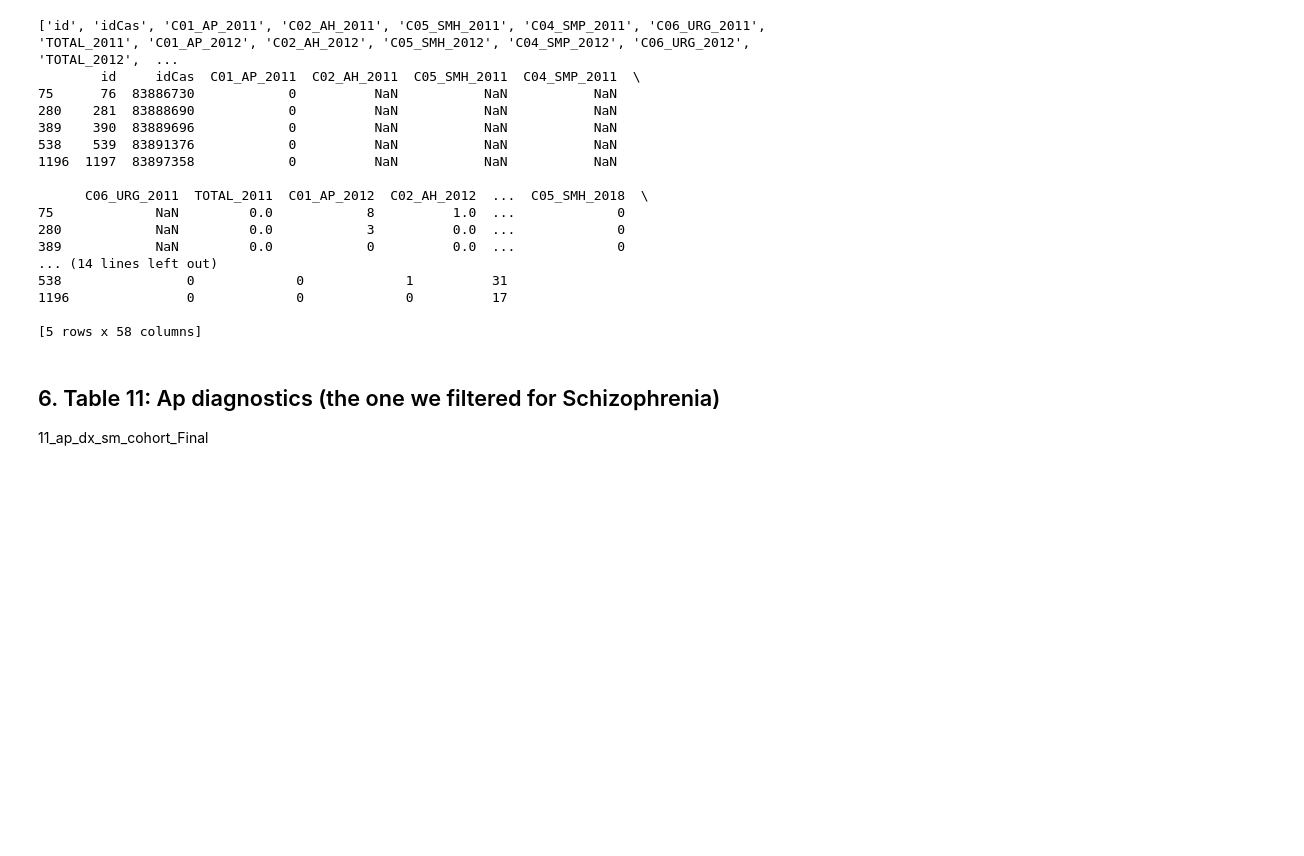
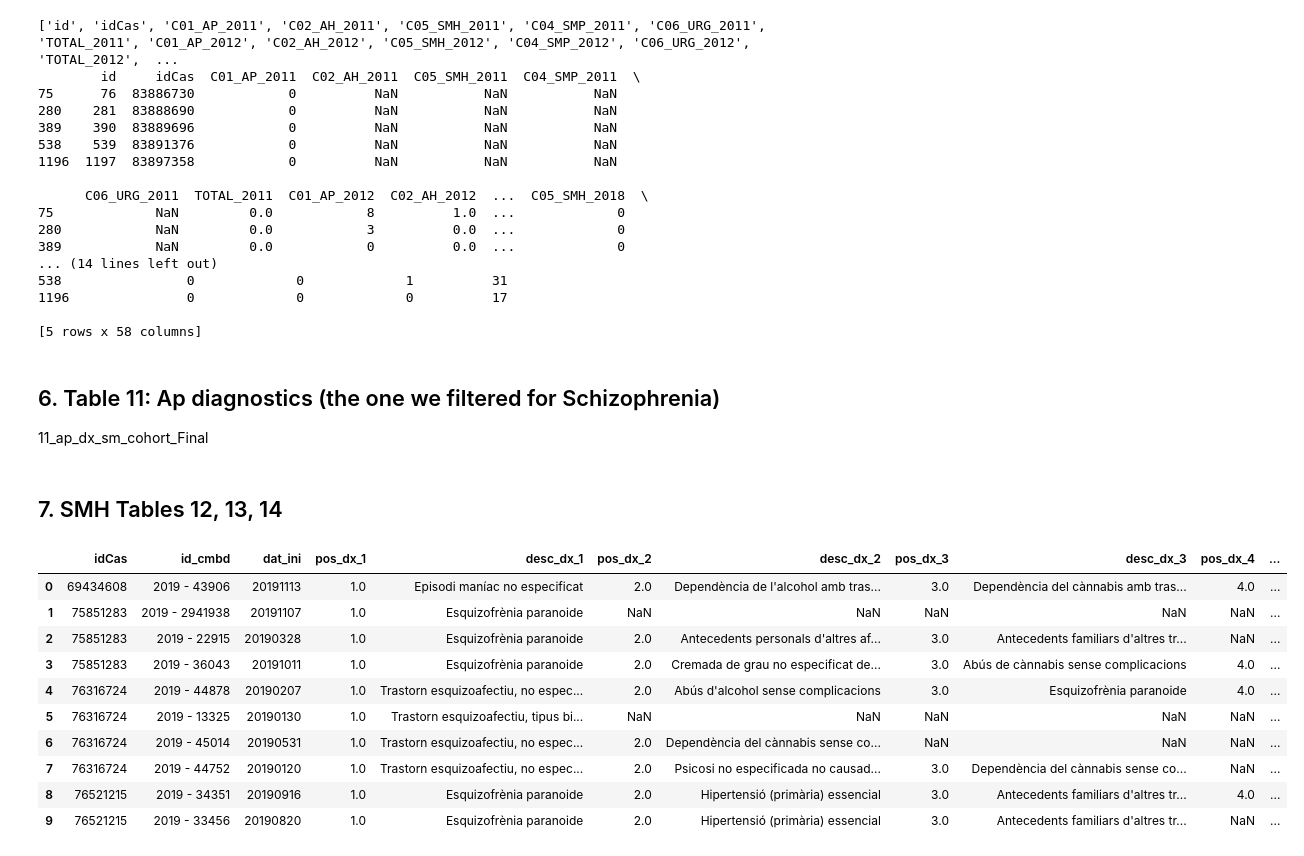
Before and after one commit to laiaraja/Data-sintetica, a Jupyter notebook: src/anys_cobertura_taules.ipynb, the cells around one changed output. Cells and saved outputs as stored; diff of their text form; code cells hidden in the pictures; blank space fills up the shorter version.

Commit message:
smh and urg merged

```diff
--- a/src/anys_cobertura_taules.ipynb
+++ b/src/anys_cobertura_taules.ipynb
@@ -183,3 +183,55 @@ df_9_2011_2019.to_csv(r"C:\Users\laiar\Desktop\DATOS_PADRIS_nets\Datos_padris_sc
 # %% [markdown]
 ## 6. Table 11: Ap diagnostics (the one we filtered for Schizophrenia)
 11_ap_dx_sm_cohort_Final
+# %% [markdown]
+## 7. SMH Tables 12, 13, 14
+# %%
+df_schiz = pd.read_csv(r"C:\Users\laiar\Desktop\Classe IDIBAPS\data_sintetica\Data-sintetica\Data-sintetica\src\csv merged\cohort_schizophrenia_sociodemografica.csv")['idCas'].unique()
+df_12_epi_smh = pd.read_csv(r"C:\Users\laiar\Desktop\DATOS_PADRIS_nets\12_taula_smh_epi_cohort_grup_estudi_Final.csv")
+df_13_dx_smh= pd.read_csv(r"C:\Users\laiar\Desktop\DATOS_PADRIS_nets\13_taula_smh_dx_cohort_grup_estudi_Final.csv")
+df_14_proc_smh = pd.read_csv(r"C:\Users\laiar\Desktop\DATOS_PADRIS_nets\14_taula_smh_p_cohort_grup_estudi_Final.csv")
+
+df_12_epi_smh_f = df_12_epi_smh[df_12_epi_smh['idCas'].isin(df_schiz)]
+df_13_dx_smh_f = df_13_dx_smh[df_13_dx_smh['idCas'].isin(df_schiz)]
+df_14_proc_smh_f = df_14_proc_smh[df_14_proc_smh['idCas'].isin(df_schiz)]
+# %%
+# Taula 12 - només dat_ini
+df_12_slim = df_12_epi_smh_f[['idCas', 'id_cmbd', 'dat_ini']]
+
+# Taula 13 - desc_dx positions 0-3 in columns
+df_13_wide = df_13_dx_smh_f[df_13_dx_smh_f['pos_dx'].isin([1,2,3,4])]\
+    .pivot_table(index=['idCas', 'id_cmbd'], columns='pos_dx', values='desc_dx', aggfunc='first')\
+    .reindex(columns=[1,2,3,4])\
+    .reset_index()
+
+df_13_wide.columns = ['idCas', 'id_cmbd', 'desc_dx_1', 'desc_dx_2', 'desc_dx_3', 'desc_dx_4']
+
+# Afegir pos_dx (és simplement 1,2,3,4 si existeix valor, NaN si no)
+for i in [1,2,3,4]:
+    df_13_wide.insert(
+        df_13_wide.columns.get_loc(f'desc_dx_{i}'),
+        f'pos_dx_{i}',
+        df_13_wide[f'desc_dx_{i}'].apply(lambda x: i if pd.notna(x) else None)
+    )
+
+# Taula 14 - només GZ3ZZZZ, la resta NaN
+df_14_slim = df_14_proc_smh_f[df_14_proc_smh_f['cod_proc'] == 'GZ3ZZZZ'][['idCas', 'id_cmbd', 'cod_proc', 'desc_proc']]
+
+# Merge
+df_merged_smh = df_12_slim\
+    .merge(df_13_wide, on=['idCas', 'id_cmbd'], how='left')\
+    .merge(df_14_slim, on=['idCas', 'id_cmbd'], how='left')
+# %%
+df_merged_smh.head(10)
+# %% [output]
+|  | idCas | id_cmbd | dat_ini | pos_dx_1 | desc_dx_1 | pos_dx_2 | desc_dx_2 | pos_dx_3 | desc_dx_3 | pos_dx_4 | ... |
+| 0 | 69434608 | 2019 - 43906 | 20191113 | 1.0 | Episodi maníac no especificat | 2.0 | Dependència de l'alcohol amb tras... | 3.0 | Dependència del cànnabis amb tras... | 4.0 | ... |
+| 1 | 75851283 | 2019 - 2941938 | 20191107 | 1.0 | Esquizofrènia paranoide | NaN | NaN | NaN | NaN | NaN | ... |
+| 2 | 75851283 | 2019 - 22915 | 20190328 | 1.0 | Esquizofrènia paranoide | 2.0 | Antecedents personals d'altres af... | 3.0 | Antecedents familiars d'altres tr... | NaN | ... |
+| 3 | 75851283 | 2019 - 36043 | 20191011 | 1.0 | Esquizofrènia paranoide | 2.0 | Cremada de grau no especificat de... | 3.0 | Abús de cànnabis sense complicacions | 4.0 | ... |
+| 4 | 76316724 | 2019 - 44878 | 20190207 | 1.0 | Trastorn esquizoafectiu, no espec... | 2.0 | Abús d'alcohol sense complicacions | 3.0 | Esquizofrènia paranoide | 4.0 | ... |
+| 5 | 76316724 | 2019 - 13325 | 20190130 | 1.0 | Trastorn esquizoafectiu, tipus bi... | NaN | NaN | NaN | NaN | NaN | ... |
+| 6 | 76316724 | 2019 - 45014 | 20190531 | 1.0 | Trastorn esquizoafectiu, no espec... | 2.0 | Dependència del cànnabis sense co... | NaN | NaN | NaN | ... |
+| 7 | 76316724 | 2019 - 44752 | 20190120 | 1.0 | Trastorn esquizoafectiu, no espec... | 2.0 | Psicosi no especificada no causad... | 3.0 | Dependència del cànnabis sense co... | NaN | ... |
+| 8 | 76521215 | 2019 - 34351 | 20190916 | 1.0 | Esquizofrènia paranoide | 2.0 | Hipertensió (primària) essencial | 3.0 | Antecedents familiars d'altres tr... | 4.0 | ... |
+| 9 | 76521215 | 2019 - 33456 | 20190820 | 1.0 | Esquizofrènia paranoide | 2.0 | Hipertensió (primària) essencial | 3.0 | Antecedents familiars d'altres tr... | NaN | ... |
```
Also changed, not shown: parts of 9 cells of this notebook.
